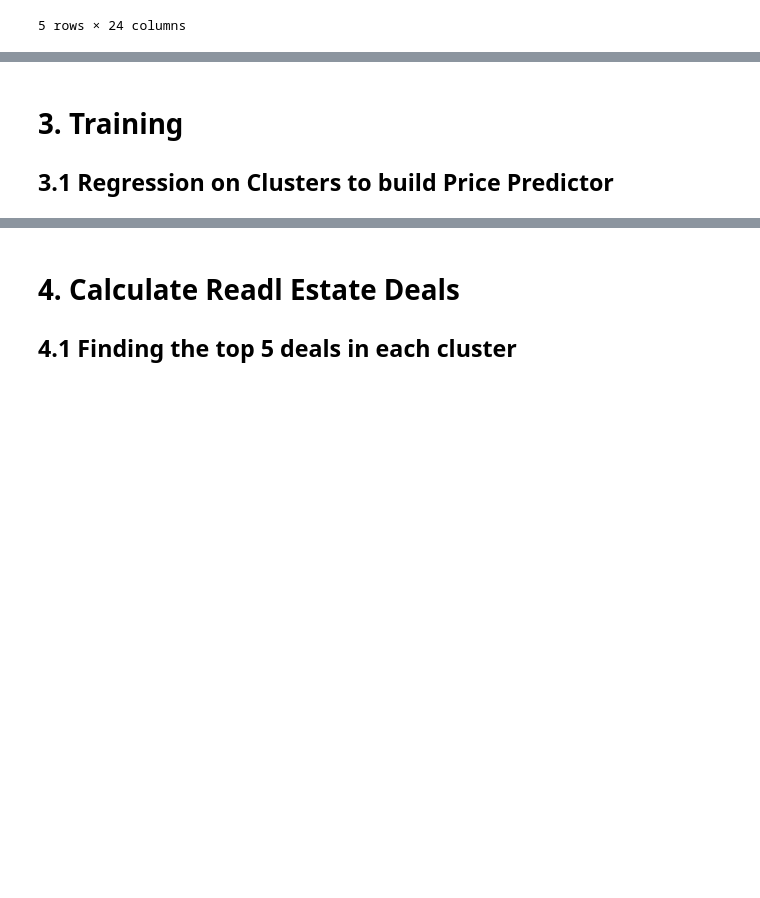
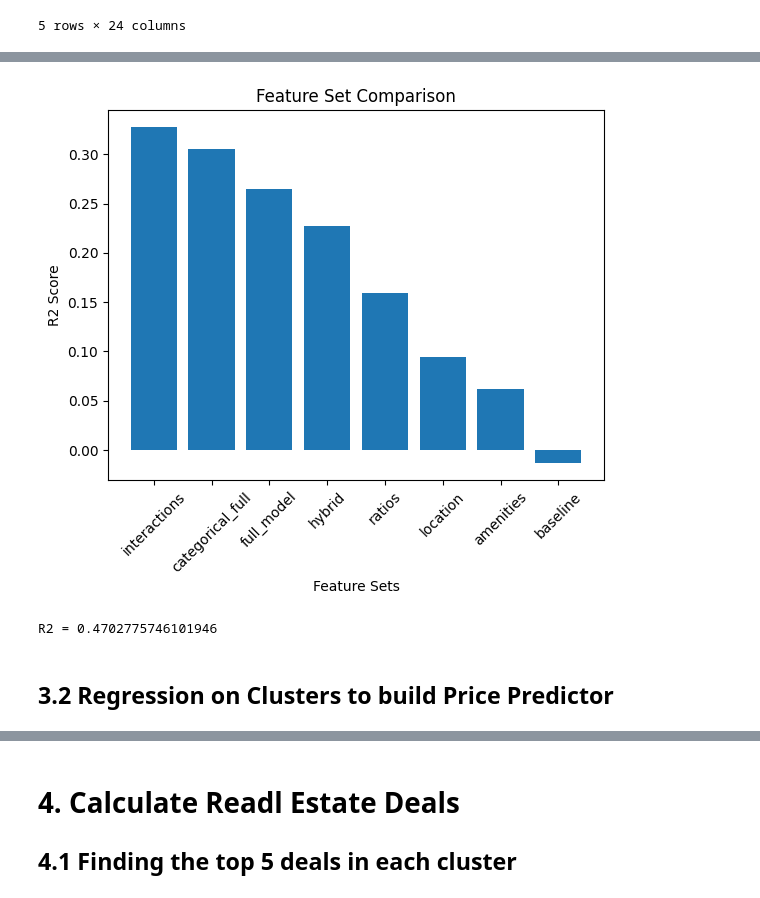
Before and after one commit to mrishab/COMP381_FinalProject, a Jupyter notebook: RealEstateDeals.ipynb, the cells around one changed output, grey strips where cells are left out. Saved outputs shown, nothing was run; the diff lists cells and outputs as text; code cells hidden in the pictures; blank space fills up the shorter version.

Commit message:
Rewrote the linear regression model with selection feature selection and also implemented logic to calculate the house deals.

```diff
--- a/RealEstateDeals.ipynb
+++ b/RealEstateDeals.ipynb
@@ -360,0 +365,7 @@ clustered_houses = {
+# %%
+# Picking one of the clustered dataframe to test with different feature-sets
+
+# selected_cluster = list(clustered_houses.keys())[0]
+sample_df = df.copy()
+
+sample_df.head()
@@ -360,0 +474,12 @@ clustered_houses = {
+# %%
+X = df_encoded.drop(columns=[target])
+y = df_encoded[target]
+
+# Scale
+scaler = StandardScaler()
+
+X_scaled = pd.DataFrame(scaler.fit_transform(X), columns=X.columns)
+
+X_train, X_test, y_train, y_test = train_test_split(
+    X_scaled, y, test_size=0.2, random_state=42
+)
@@ -360,0 +517,18 @@ clustered_houses = {
+# %%
+# Train and validate
+results = []
+
+for name, features in feature_sets.items():
+    model = LinearRegression()
+    model.fit(X_train[features], y_train)
+
+    preds = model.predict(X_test[features])
+    r2 = r2_score(y_test, preds)
+
+    print(f"'{name}' R2 = {r2}")
+    results.append((name, r2))
+
+results_df = pd.DataFrame(results, columns=['Feature Set', 'R2'])
+results_df = results_df.sort_values(by='R2', ascending=False)
+
+results_df
@@ -361,7 +553,33 @@ clustered_houses = {
+# %%
+plt.figure()
+plt.bar(results_df['Feature Set'], results_df['R2'])
+plt.xticks(rotation=45)
+plt.xlabel("Feature Sets")
+plt.ylabel("R2 Score")
+plt.title("Feature Set Comparison")
+plt.show()
+# %% [output]
+[figure, added]
+# %%
+chosen_features = list(set([]
+                           + feature_sets["interactions"]
+                           + feature_sets["categorical_full"]
+                           + feature_sets["ratios"]
+                           + feature_sets["amenities"]
+                           + feature_sets["location"]
+                           ))
+
+model = LinearRegression()
+model.fit(X_train[chosen_features], y_train)
+
+preds = model.predict(X_test[chosen_features])
+r2 = r2_score(y_test, preds)
+
+print(f"R2 = {r2}")
+# %% [output]
+R2 = 0.4702775746101946
 # %% [markdown]
-# 3. Training
-
-## 3.1 Regression on Clusters to build Price Predictor
+## 3.2 Regression on Clusters to build Price Predictor
 # %%
 # Linear Regression is applied to each cluster to predict house prices
 lr_models = {}
```
Also changed, not shown: parts of 13 cells of this notebook.
